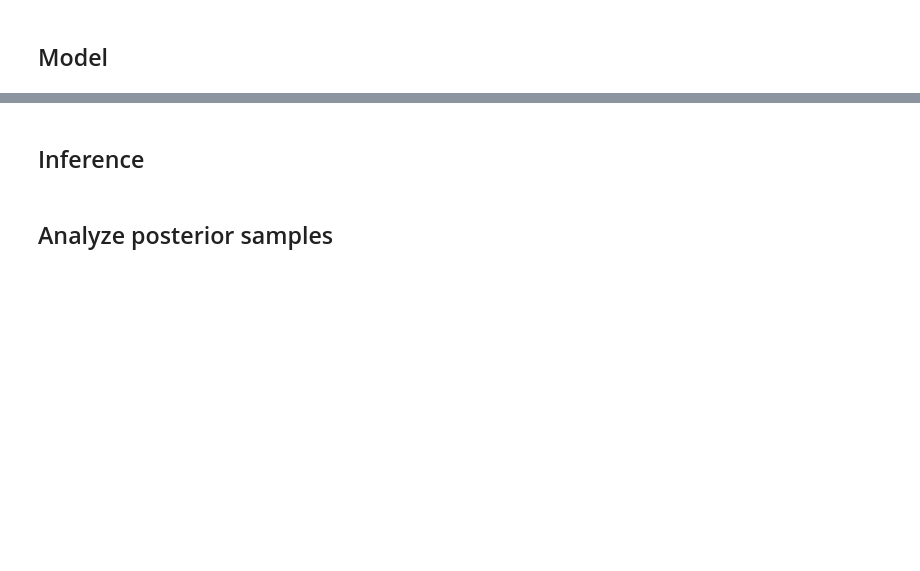
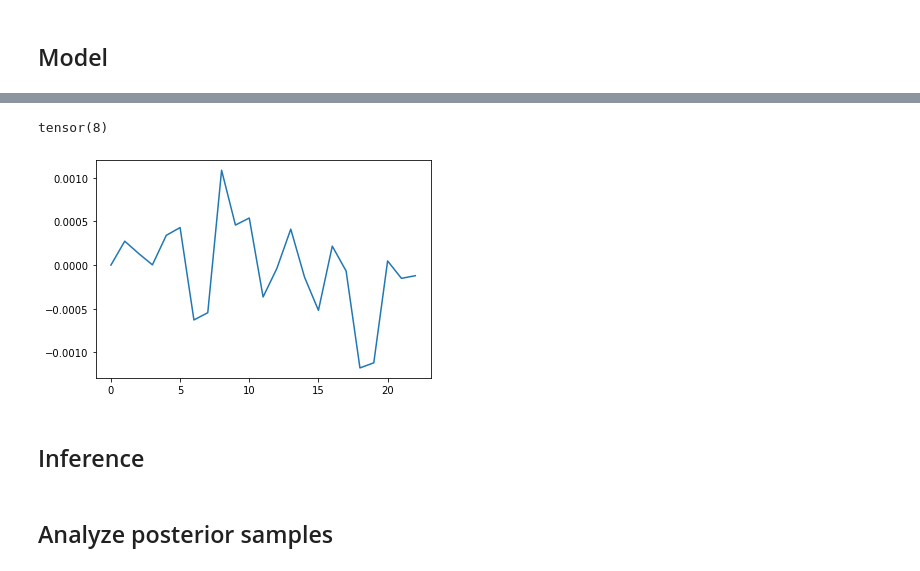
Before and after one commit to wdmdev/42186-MBML-Project, a Jupyter notebook: AR.ipynb, the cells around one changed output, grey strips where cells are left out. Saved outputs shown, nothing was run; the diff lists cells and outputs as text; code cells hidden in the pictures; blank space fills up the shorter version.

```diff
--- a/AR.ipynb
+++ b/AR.ipynb
@@ -179,3 +233,15 @@ print("Mean abs test residual: ", resid[:, T1:].abs().mean())
+# %%
+plt.plot(posterior_samples["alpha"].mean(axis = 0).flatten().numpy())
+posterior_samples["alpha"].mean(axis = 0).argmax()
+# plt.hist(posterior_samples["alpha"][:, :, 0].flatten().numpy(), bins=100)
+# plt.hist(posterior_samples["alpha"][:, :, 1].flatten().numpy(), bins=100)
+# plt.show()
+
+#plt.hist(posterior_samples["alpha"].flatten().numpy(), bins=100)
+#plt.show()
+# %% [output]
+tensor(8)
+[figure, added]
 # %% [markdown]
 ## Inference
 # %%
```
Also changed, not shown: parts of 6 cells of this notebook.
